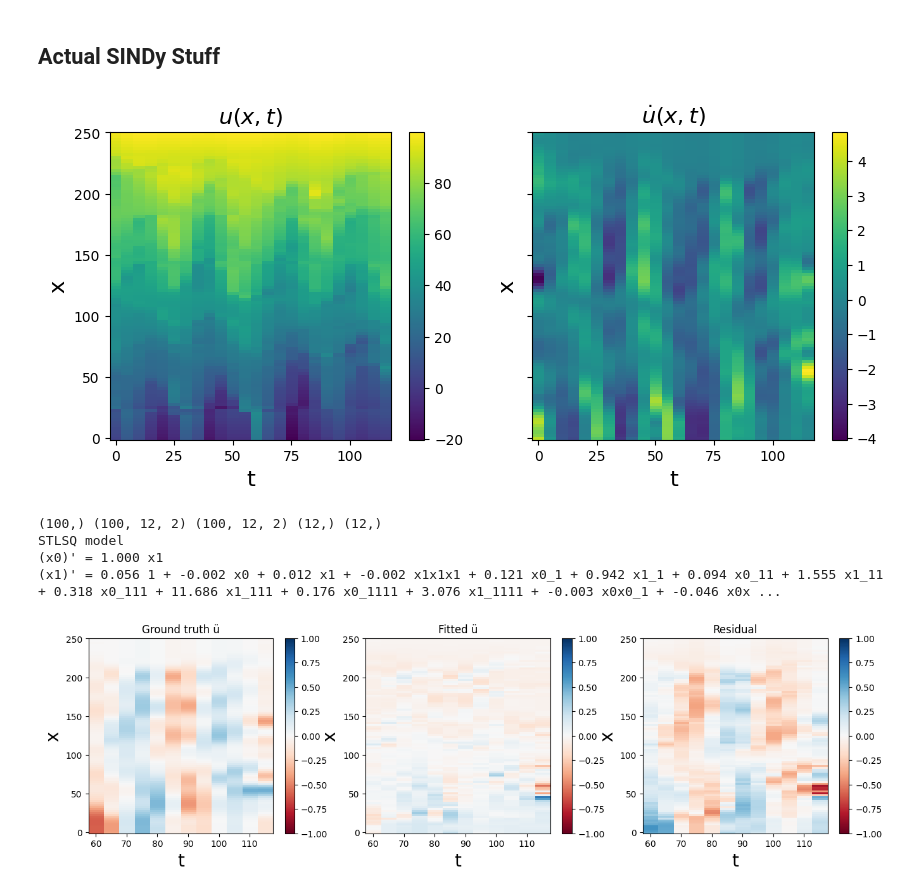
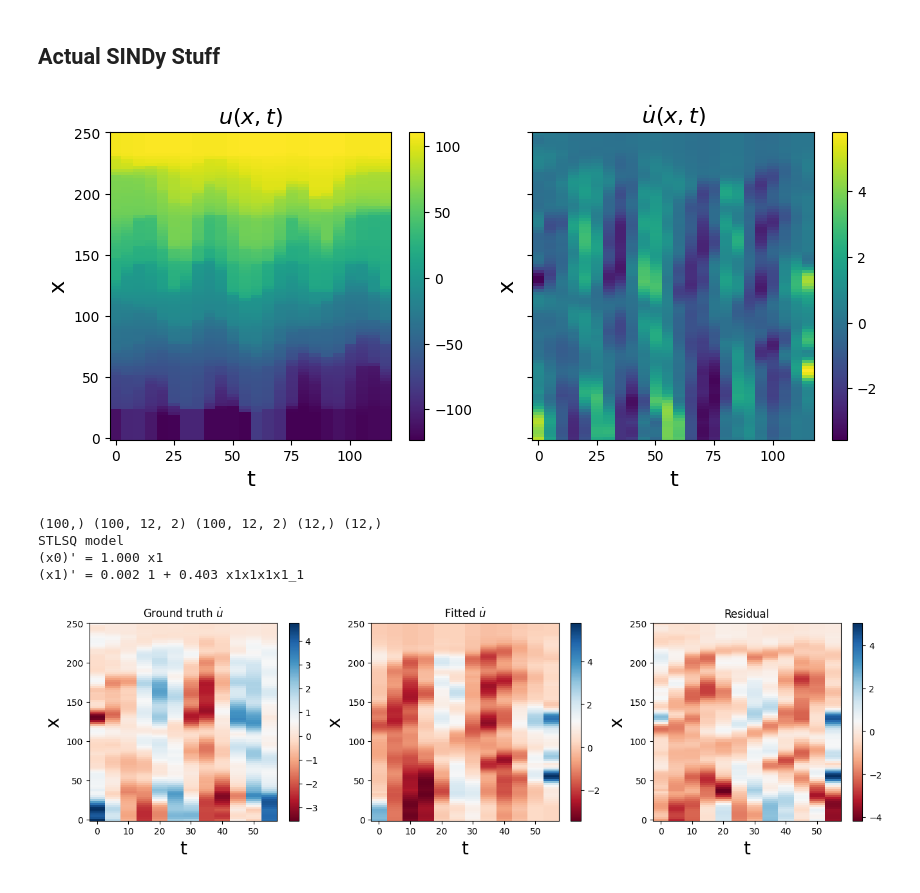
Before and after one commit to ericeberg3/UW_research, a Jupyter notebook: DTS_TG_SINDy.ipynb, the cells around one changed output. Saved outputs shown, nothing was run; the diff lists cells and outputs as text; code cells hidden in the pictures.

Commit message:
Applied SINDy to the smaller scale wave features in the data without high passing each channel. Not sure why it is working now, but somehow it is doing much better at fitting the data.

```diff
--- a/DTS_TG_SINDy.ipynb
+++ b/DTS_TG_SINDy.ipynb
@@ -156,20 +156,23 @@ displacements = np.empty(np.shape(contour_points_arr_interp))
 filter = scipy.signal.butter(1, 0.5, 'hp', fs=5, output='sos', analog=False) # 5 represents 5 second sampling rate
 
 for i in range(len(contour_points_arr_interp[:, 0])):
-    contours_high_pass = scipy.signal.sosfilt(filter, contour_points_arr_interp[i, :] - np.median(contour_points_arr_interp[i, :]))
     depths[i, :] = depths_interp[i]
+    # High pass filter each channel
+    # contours_high_pass = scipy.signal.sosfilt(filter, contour_points_arr_interp[i, :] - np.median(contour_points_arr_interp[i, :]))
     # displacements[i, :] = contour_points_arr_interp[i, :] - np.mean(contour_points_arr_interp[i, :])
-    displacements[i, :] = contours_high_pass + i #contour_points_arr_interp[i, :] - np.median(contour_points_arr_interp[i, :])   #  contours_high_pass
+    # displacements[i, :] = contours_high_pass #contour_points_arr_interp[i, :] - np.median(contour_points_arr_interp[i, :])   #  contours_high_pass
 
-# displacements = contour_points_arr_interp - np.median(contour_points_arr_interp)
+displacements = contour_points_arr_interp - np.median(contour_points_arr_interp)
+## Normalize displacements ##
+# displacements = (displacements - np.min(displacements)) / (np.max(displacements) - np.min(displacements))
+# displacements = 2 * displacements - 1
 
 i = 60 # np.absolute(depths - 3027).argmin()
-# print(i)
 contours_high_pass = scipy.signal.sosfilt(filter, contour_points_arr_interp[i, :] - np.median(contour_points_arr_interp[i, :]))
 
 fig, ax = plt.subplots(figsize=(2.5*6.4,1.5*4.8))
 ax.plot(displacements[i, :])
-ax.plot(contour_points_arr_interp[i, :] - np.median(contour_points_arr_interp[i, :]))
+# ax.plot(contour_points_arr_interp[i, :] - np.median(contour_points_arr_interp[i, :]))
 # ax.plot(contour_points_arr[i, :] - np.median(contour_points_arr[i, :]))
 ax.legend(['High Pass', 'Original'])
 # %% [output]
@@ -309,7 +312,7 @@ plt.title(r'$\dot{u}(x, t)$', fontsize=16)
 plt.colorbar()
 plt.show()
 # %% [output]
-[figure, old version]
+[figure, new version]
 # %%
 train = range(0, int(len(t) * 0.5))
 test = [i for i in np.arange(len(t)) if i not in train]
@@ -345,7 +348,7 @@ print(x.shape, u_dot_train.shape, u_dot_test.shape, t_train.shape, t_test.shape)
 
 print('STLSQ model')
 optimizer = ps.STLSQ(
-    threshold=0,
+    threshold=7e-2,
     max_iter=100000,
     normalize_columns=True,
 )
@@ -357,40 +360,40 @@ u_dot_sr3 = model.predict(u_test)
 (100,) (100, 12, 2) (100, 12, 2) (12,) (12,)
 STLSQ model
 (x0)' = 1.000 x1
-(x1)' = 0.056 1 + -0.002 x0 + 0.012 x1 + -0.002 x1x1x1 + 0.121 x0_1 + 0.942 x1_1 + 0.094 x0_11 + 1.555 x1_11 + 0.318 x0_111 + 11.686 x1_111 + 0.176 x0_1111 + 3.076 x1_1111 + -0.003 x0x0_1 + -0.046 x0x ...
+(x1)' = 0.002 1 + 0.403 x1x1x1x1_1
 # %%
 # Make fancy plot comparing derivative
 plt.figure(figsize=(16, 4))
 plt.subplot(1, 3, 1)
 # plt.pcolormesh(t_test, x, u_dot_test, vmin=-1.5, vmax=1.5)
-plt.pcolormesh(t_test, x, u_dot_test[:, :, 1], vmin=-1, vmax=1, shading='nearest', cmap='RdBu')
+plt.pcolormesh(t_train, x, u_dot_train[:, :, 0], shading='nearest', cmap='RdBu')
 plt.colorbar()
 plt.xlabel('t', fontsize=20)
 plt.ylabel('x', fontsize=20)
-plt.title('Ground truth ü')
+plt.title('Ground truth $\dot{u}$')
 ax = plt.gca()
 
 
 plt.subplot(1, 3, 2)
 # u_dot_stlsq = np.reshape(u_dot_stlsq, (len(x), len(t_test)))
 # plt.pcolormesh(t_test, x, u_dot_stlsq, vmin=-1.5, vmax=1.5)
-u_dot_stlsq = np.reshape(u_dot_sr3, (len(x), len(t_test), 2))
-plt.pcolormesh(t_test, x, u_dot_sr3[:,:,1], vmin=-1, vmax=1, shading='nearest', cmap='RdBu')
+# u_dot_stlsq = np.reshape(u_dot_sr3, (len(x), len(t_test), 1))
+plt.pcolormesh(t_train, x, u_dot_sr3[:,:,0], shading='nearest', cmap='RdBu')
 plt.colorbar()
 plt.xlabel('t', fontsize=20)
 plt.ylabel('x', fontsize=20)
-plt.title('Fitted ü')
+plt.title('Fitted $\dot{u}$')
 ax = plt.gca()
 
 plt.subplot(1, 3, 3)
 # plt.pcolormesh(t_test, x, u_dot_stlsq - u_dot_test, vmin=-1.5, vmax=1.5)
-plt.pcolormesh(t_test, x, u_dot_sr3[:,:,1] - u_dot_test[:,:,1], vmin=-1, vmax=1, cmap='RdBu')
+plt.pcolormesh(t_train, x, u_dot_sr3[:,:,0] - u_dot_train[:,:,0], cmap='RdBu')
 plt.colorbar()
 plt.xlabel('t', fontsize=20)
 plt.ylabel('x', fontsize=20)
 plt.title('Residual')
 ax = plt.gca()
 
 plt.show()
 # %% [output]
-[figure, old version]
+[figure, new version]
```
Also changed, not shown: parts of 5 cells of this notebook.
